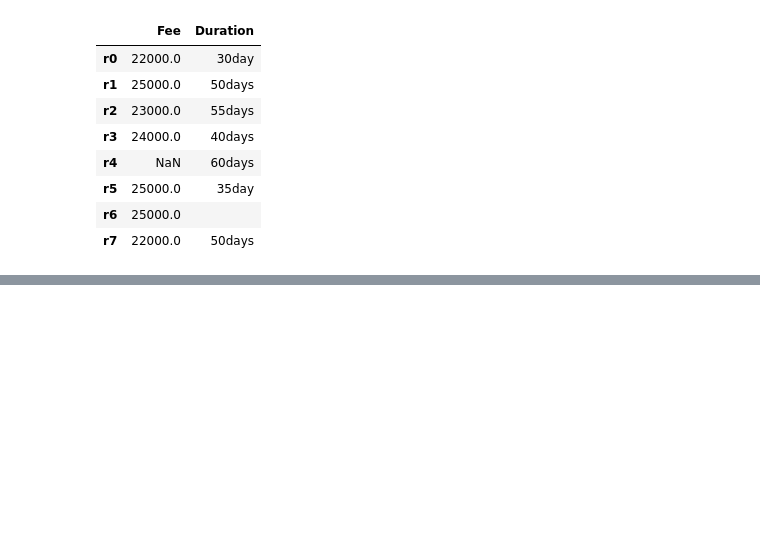
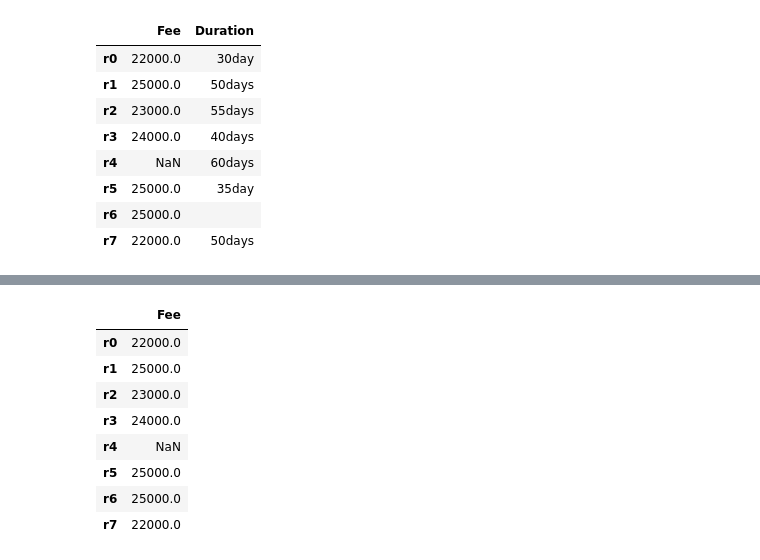
Before and after one commit to datascienceManager/PythonB1, a Jupyter notebook: Pandas_sparkbyexamples.com.ipynb, the cells around one changed output, grey strips where cells are left out. Cells and saved outputs as stored; diff of their text form; code cells hidden in the pictures; blank space fills up the shorter version.

```diff
--- a/Pandas_sparkbyexamples.com.ipynb
+++ b/Pandas_sparkbyexamples.com.ipynb
@@ -148,0 +227,12 @@ df[['Fee','Duration']]
+# %%
+df.filter(like='ee',axis=1)
+# %% [output]
+|  | Fee |
+| r0 | 22000.0 |
+| r1 | 25000.0 |
+| r2 | 23000.0 |
+| r3 | 24000.0 |
+| r4 | NaN |
+| r5 | 25000.0 |
+| r6 | 25000.0 |
+| r7 | 22000.0 |
```
Also changed, not shown: parts of 14 cells of this notebook.
